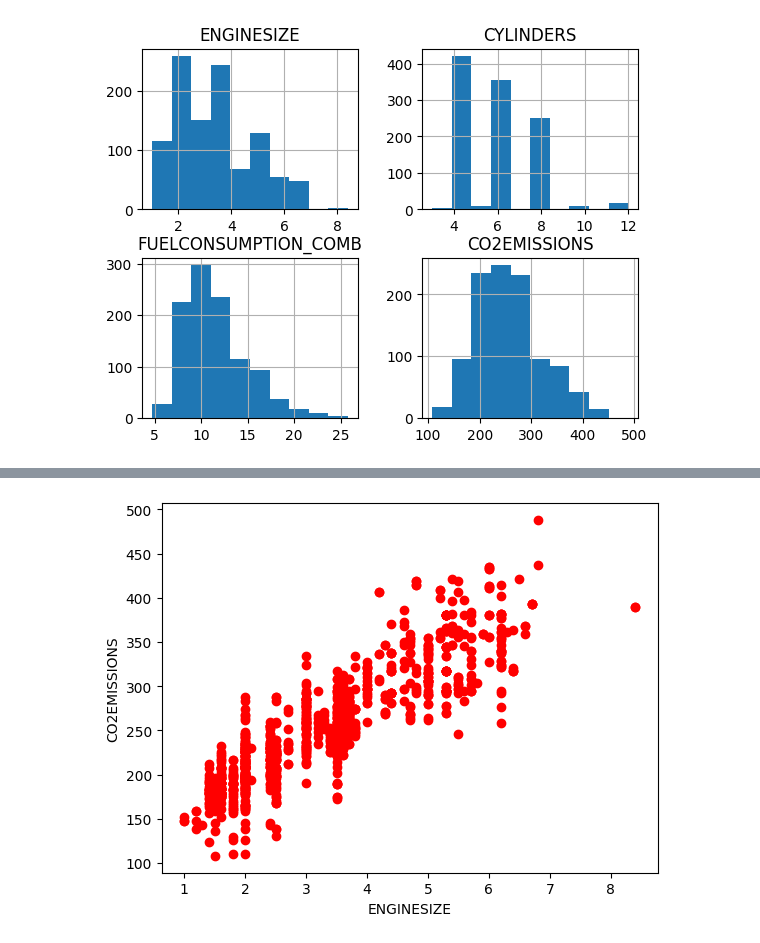
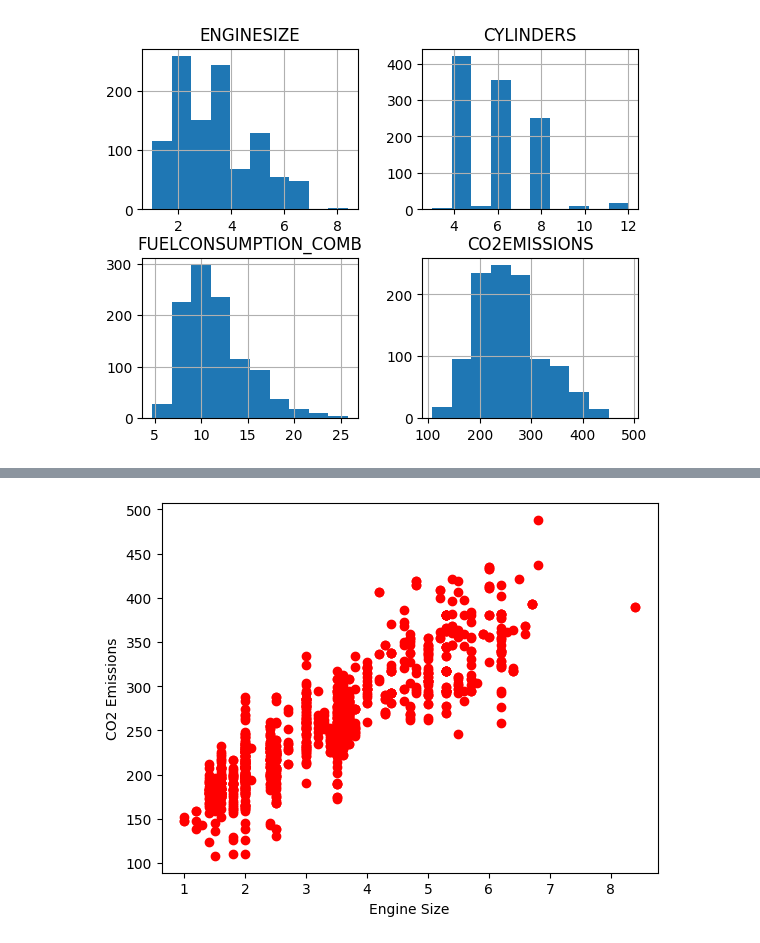
Before and after one commit to PedroCorreia07/Machine-Learning-with-Python, a Jupyter notebook: Simple Linear Regression Project/Simple Linear Regression Project.ipynb, the cells around one changed output, grey strips where cells are left out. Saved outputs shown, nothing was run; the diff lists cells and outputs as text; code cells hidden in the pictures.

```diff
--- a/Simple Linear Regression Project/Simple Linear Regression Project.ipynb
+++ b/Simple Linear Regression Project/Simple Linear Regression Project.ipynb
@@ -57,8 +57,8 @@ plt.show()
 # %%
 #plot feature engine size vs CO2 Emissions
 plt.scatter(cdf.ENGINESIZE,cdf.CO2EMISSIONS,color='red')
-plt.xlabel("ENGINESIZE")
-plt.ylabel("CO2EMISSIONS")
+plt.xlabel("Engine Size")
+plt.ylabel("CO2 Emissions")
 plt.show()
 # %% [output]
-[figure, old version]
+[figure, new version]
```
Also changed, not shown: parts of 8 cells of this notebook.
